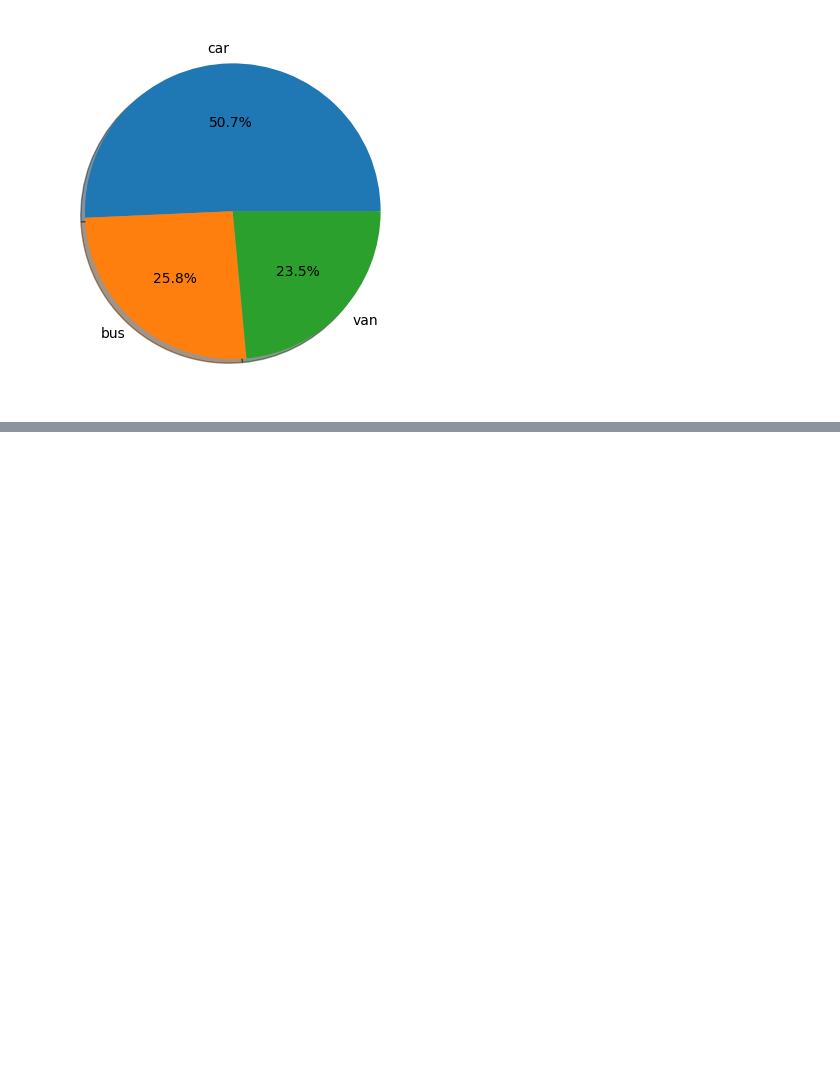
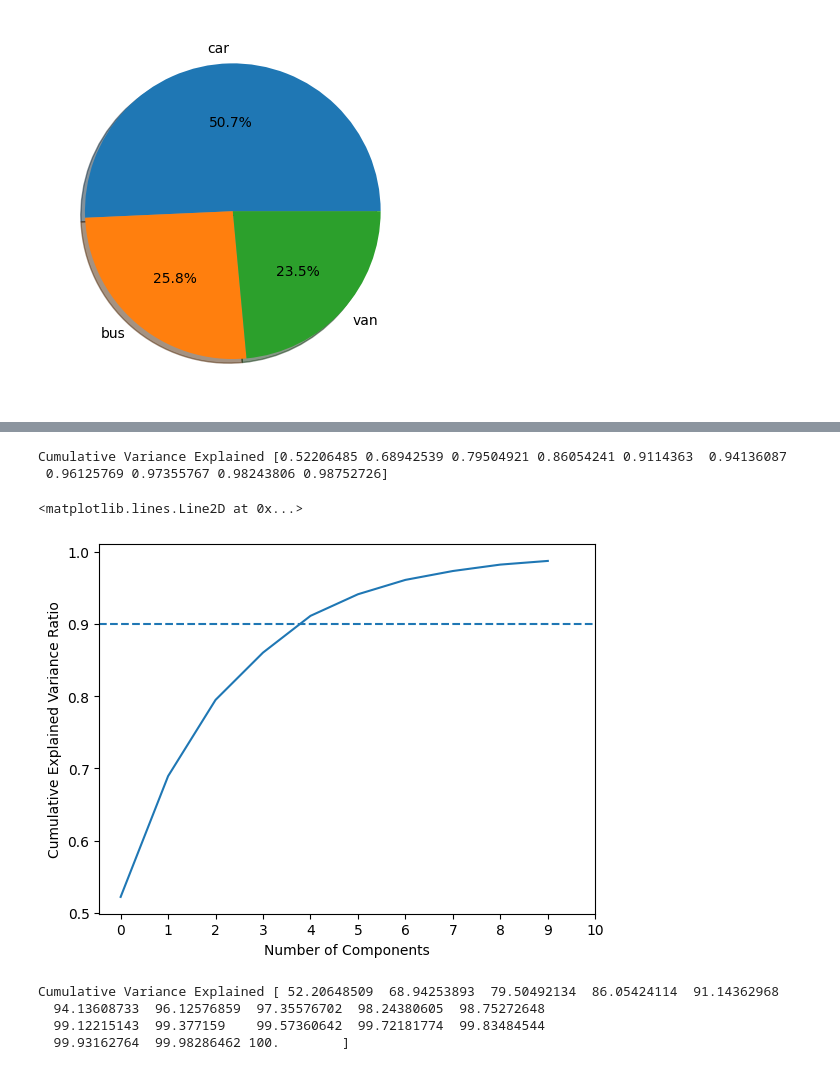
Before and after one commit to nishantkapps/aiml-projects, a Jupyter notebook: Unsupervised_Learning_Project.ipynb, the cells around one changed output, grey strips where cells are left out. Cells and saved outputs as stored; diff of their text form; code cells hidden in the pictures; blank space fills up the shorter version.

```diff
--- a/Unsupervised_Learning_Project.ipynb
+++ b/Unsupervised_Learning_Project.ipynb
@@ -480,0 +488,6 @@ plt.pie(pie_class['class'], labels=pie_class['index'], autopct='%.1f%%', shadow=
+# %%
+x = vehicle.iloc[:,:-1]
+y = vehicle.iloc[:,-1]
+# %%
+xstd = x.apply(zscore)
+ystd = y.replace({'car':0, 'bus':1, 'van':2})
@@ -480,0 +562,3 @@ plt.pie(pie_class['class'], labels=pie_class['index'], autopct='%.1f%%', shadow=
+# %%
+pca = PCA(n_components=10)
+pca.fit_transform(xstd)
@@ -480,0 +579,17 @@ plt.pie(pie_class['class'], labels=pie_class['index'], autopct='%.1f%%', shadow=
+# %%
+cum_exp_variance = np.cumsum(pca.explained_variance_ratio_)
+print("Cumulative Variance Explained", cum_exp_variance)
+# %% [output]
+Cumulative Variance Explained [0.52206485 0.68942539 0.79504921 0.86054241 0.9114363  0.94136087
+ 0.96125769 0.97355767 0.98243806 0.98752726]
+# %%
+fig, ax = plt.subplots()
+ax.plot(cum_exp_variance)
+x_ticks = [0, 1, 2, 3, 4, 5, 6, 7, 8, 9, 10]
+plt.xticks(x_ticks, x_ticks)
+plt.ylabel('Cumulative Explained Variance Ratio')
+plt.xlabel('Number of Components')
+ax.axhline(y=0.9, linestyle='--')
+# %% [output]
+<matplotlib.lines.Line2D at 0x...>
+[figure, added]
@@ -480,0 +601,11 @@ plt.pie(pie_class['class'], labels=pie_class['index'], autopct='%.1f%%', shadow=
+# %%
+# the "cumulative variance explained" analysis
+tot = sum(e_vals)
+var_exp = [( i /tot ) * 100 for i in sorted(e_vals, reverse=True)]
+cum_var_exp = np.cumsum(var_exp)
+print("Cumulative Variance Explained", cum_var_exp)
+# %% [output]
+Cumulative Variance Explained [ 52.20648509  68.94253893  79.50492134  86.05424114  91.14362968
+  94.13608733  96.12576859  97.35576702  98.24380605  98.75272648
+  99.12215143  99.377159    99.57360642  99.72181774  99.83484544
+  99.93162764  99.98286462 100.        ]
```
Also changed, not shown: parts of 28 cells of this notebook.
